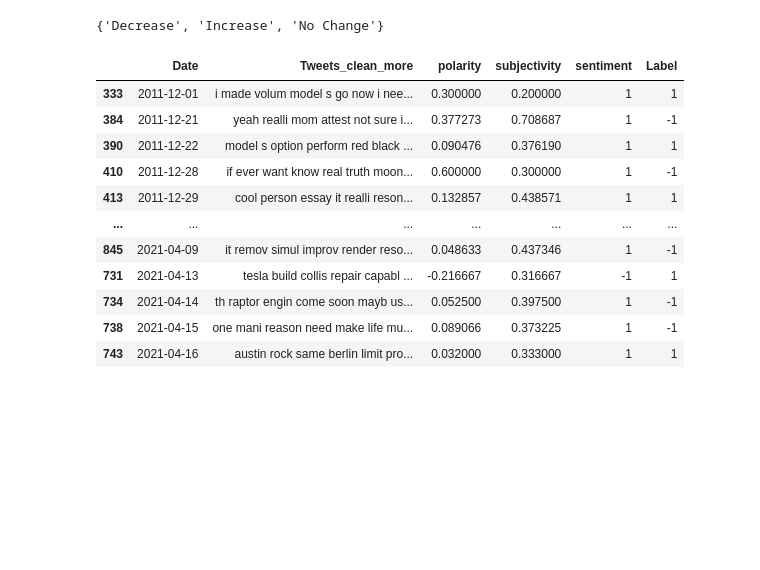
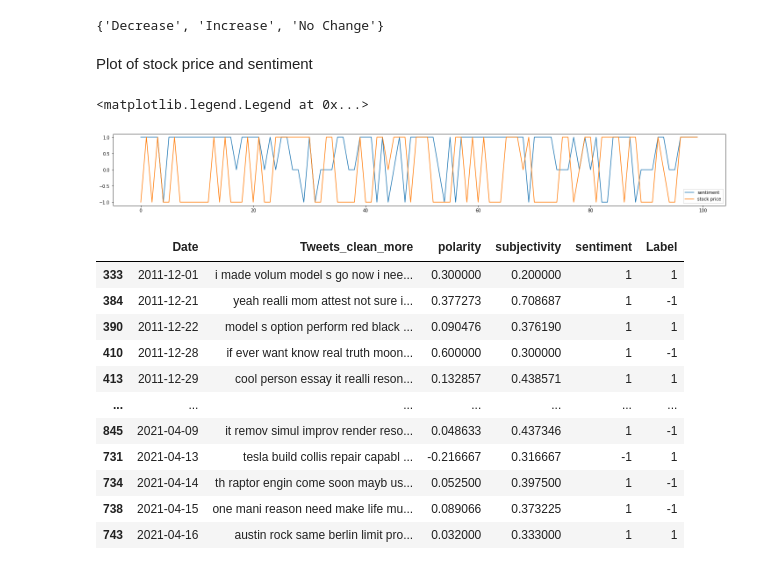
Before and after one commit to xiaodanlu/ANLY-580-Final-Project, a Jupyter notebook: Code/Granger_Causality_Test.ipynb, the cells around one changed output. Saved outputs shown, nothing was run; the diff lists cells and outputs as text; code cells hidden in the pictures; blank space fills up the shorter version.

```diff
--- a/Code/Granger_Causality_Test.ipynb
+++ b/Code/Granger_Causality_Test.ipynb
@@ -38,6 +25,19 @@ set(df['Label'])
 {'Decrease', 'Increase', 'No Change'}
 # %%
 df = df.replace({'positive':1,'negative':-1,'neutral':0,'Increase':1,'Decrease':-1,'No Change':0})
+# %% [markdown]
+Plot of stock price and sentiment
+# %%
+import matplotlib.pyplot as plt
+from matplotlib.pyplot import figure
+
+fig, ax = plt.subplots(figsize = (25,3))
+ax.plot(df["sentiment"][:100],label="sentiment")
+ax.plot(df["Label"][:100],label="stock price")
+ax.legend()
+# %% [output]
+<matplotlib.legend.Legend at 0x...>
+[figure, added]
 # %%
 df.sort_values(by='Date')
 # %% [output]
```
Also changed, not shown: parts of 8 cells of this notebook.
